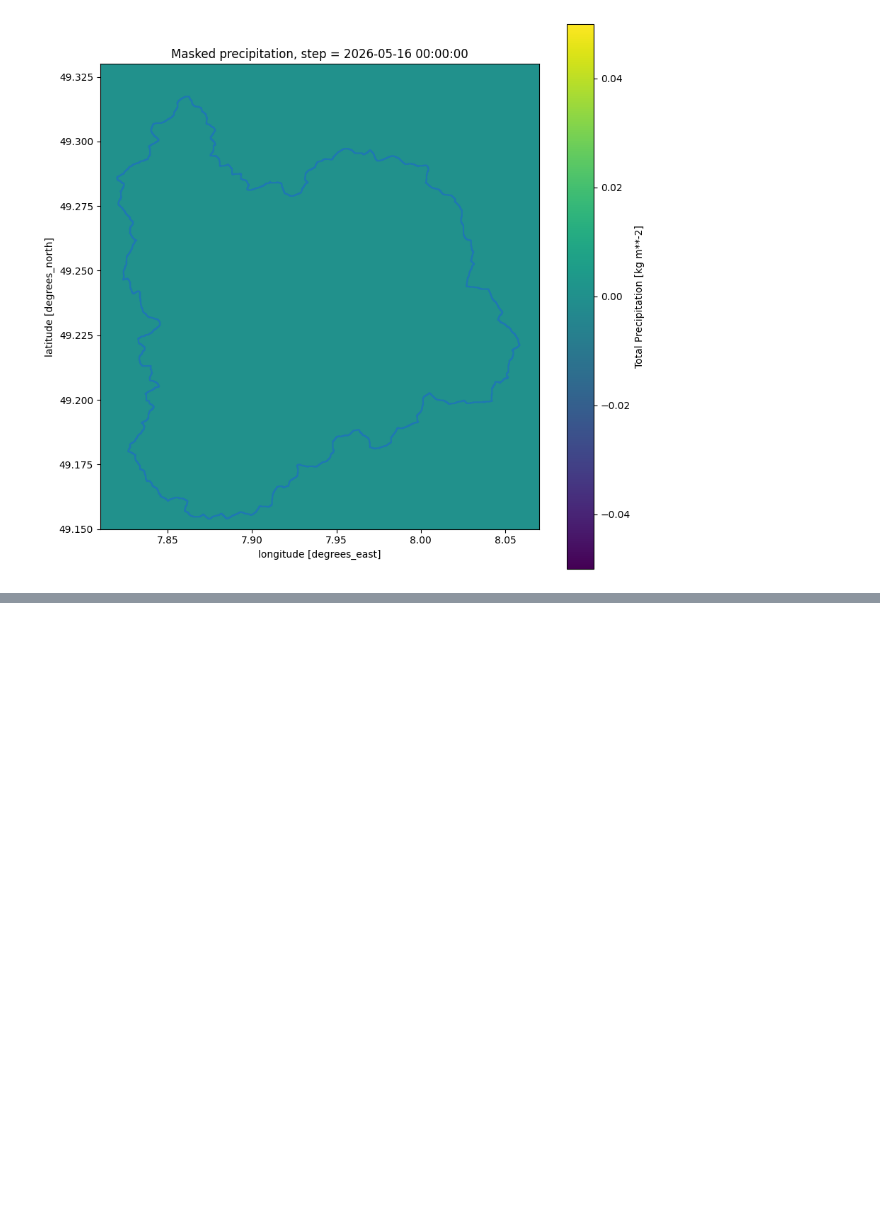
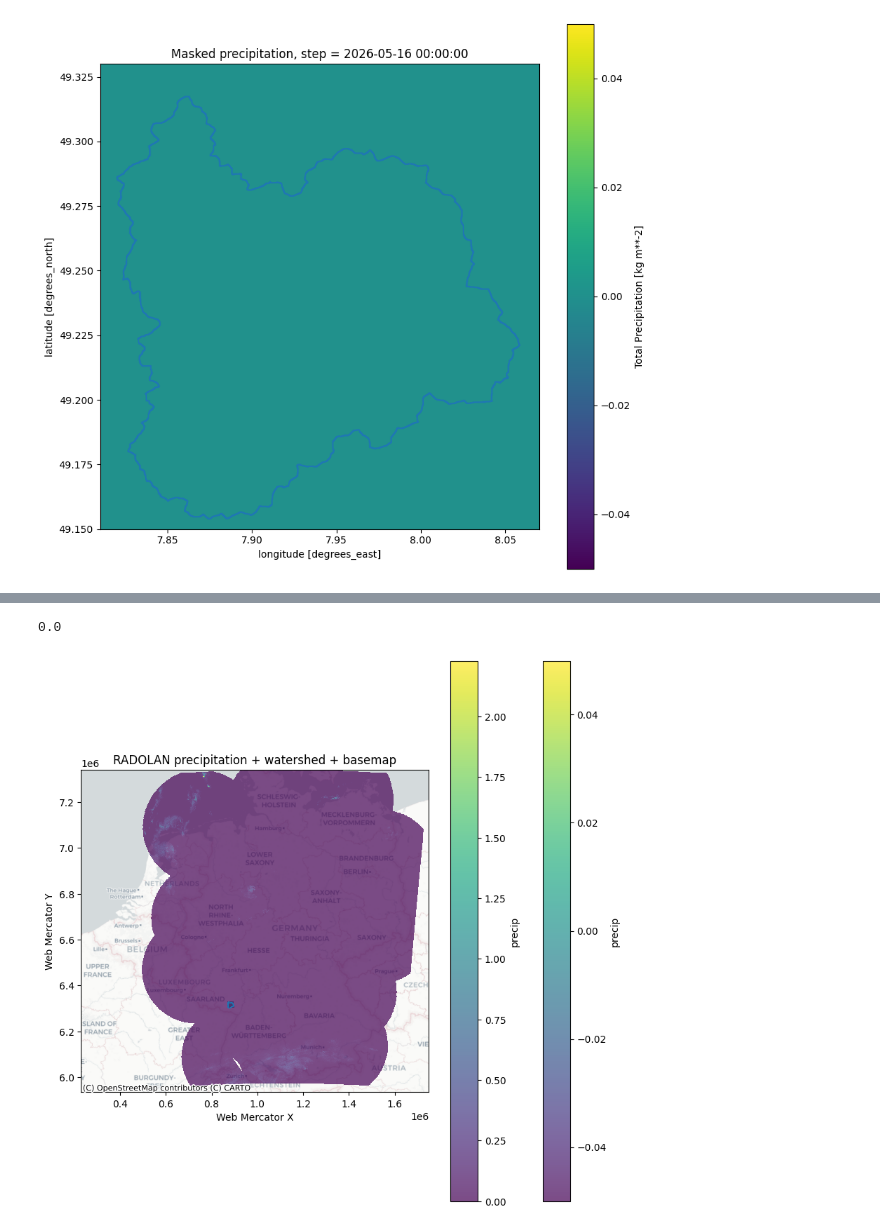
Before and after one commit to danielsehr/pred-Q-ueich, a Jupyter notebook: temp.ipynb, the cells around one changed output, grey strips where cells are left out. Drawn from its saved outputs; the diff is of its cells as text; code cells hidden in the pictures; blank space fills up the shorter version.

```diff
--- a/temp.ipynb
+++ b/temp.ipynb
@@ -570,0 +367,49 @@ plt.show()
+# %%
+
+precip_mean = float(precip_clipped.mean())
+precip_mean
+# %% [output]
+0.0
+# %%
+# --- reproject to Web Mercator for basemap ---
+data_xr_3857 = data_xr.rio.reproject("EPSG:3857")
+precip_clipped_3857 = precip_clipped.rio.reproject("EPSG:3857")
+catchment_3857 = catchment.to_crs("EPSG:3857")
+
+# --- plot ---
+fig, ax = plt.subplots(figsize=(10, 10))
+
+# raster
+precip_clipped_3857.plot(
+    ax=ax,
+    alpha=0.7,   # slightly transparent
+    add_colorbar=True
+)
+
+# raster
+data_xr_3857.plot(
+    ax=ax,
+    alpha=0.7,   # slightly transparent
+    add_colorbar=True
+)
+
+# catchment boundary
+catchment_3857.boundary.plot(
+    ax=ax,
+    linewidth=0.5,
+)
+
+# basemap
+ctx.add_basemap(
+    ax,
+    source=ctx.providers.CartoDB.Positron
+)
+
+ax.set_title("RADOLAN precipitation + watershed + basemap")
+ax.set_xlabel("Web Mercator X")
+ax.set_ylabel("Web Mercator Y")
+ax.set_aspect("equal")
+
+plt.show()
+# %% [output]
+[figure, added]
```
Also changed, not shown: parts of 25 cells of this notebook.
